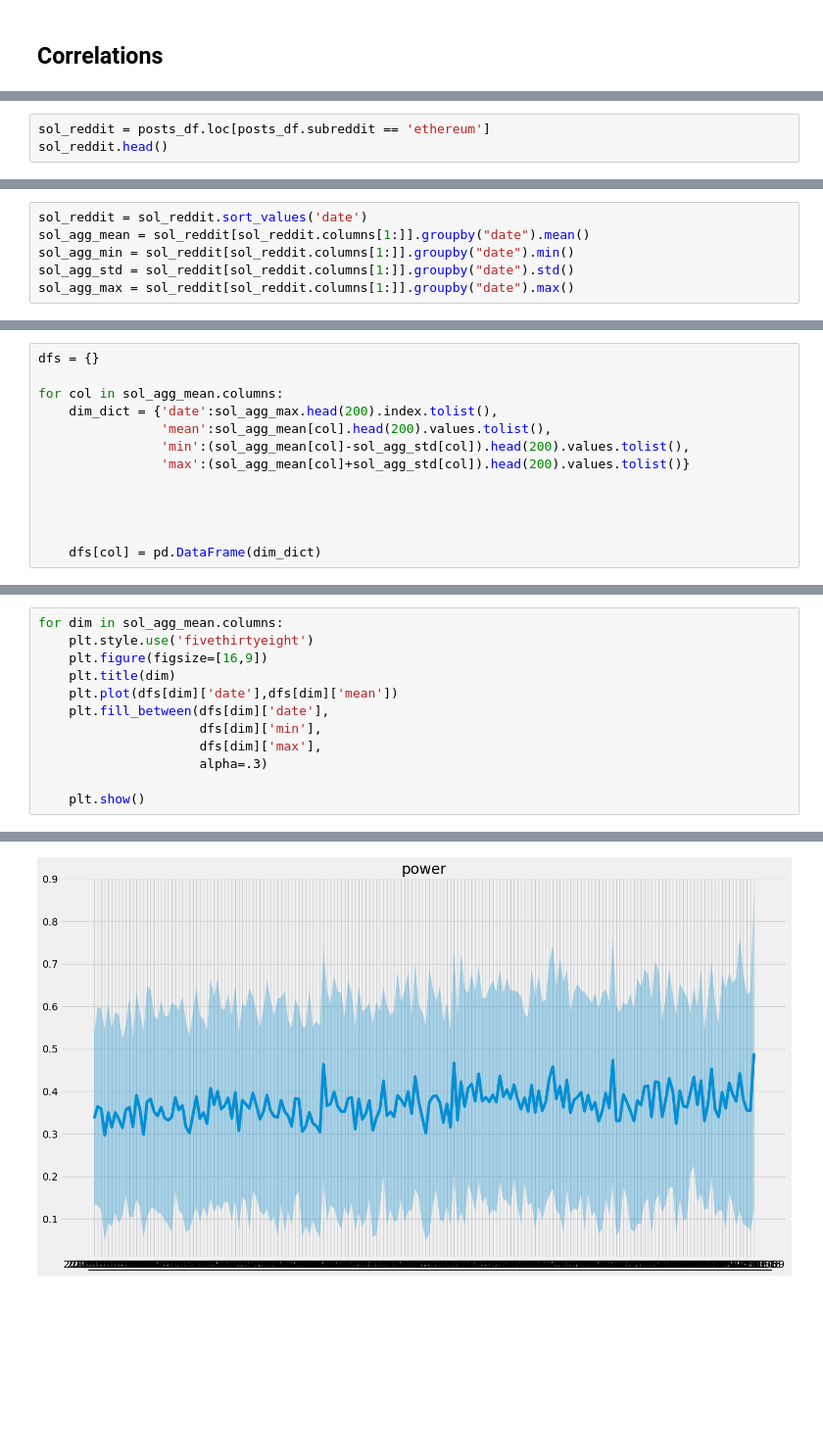
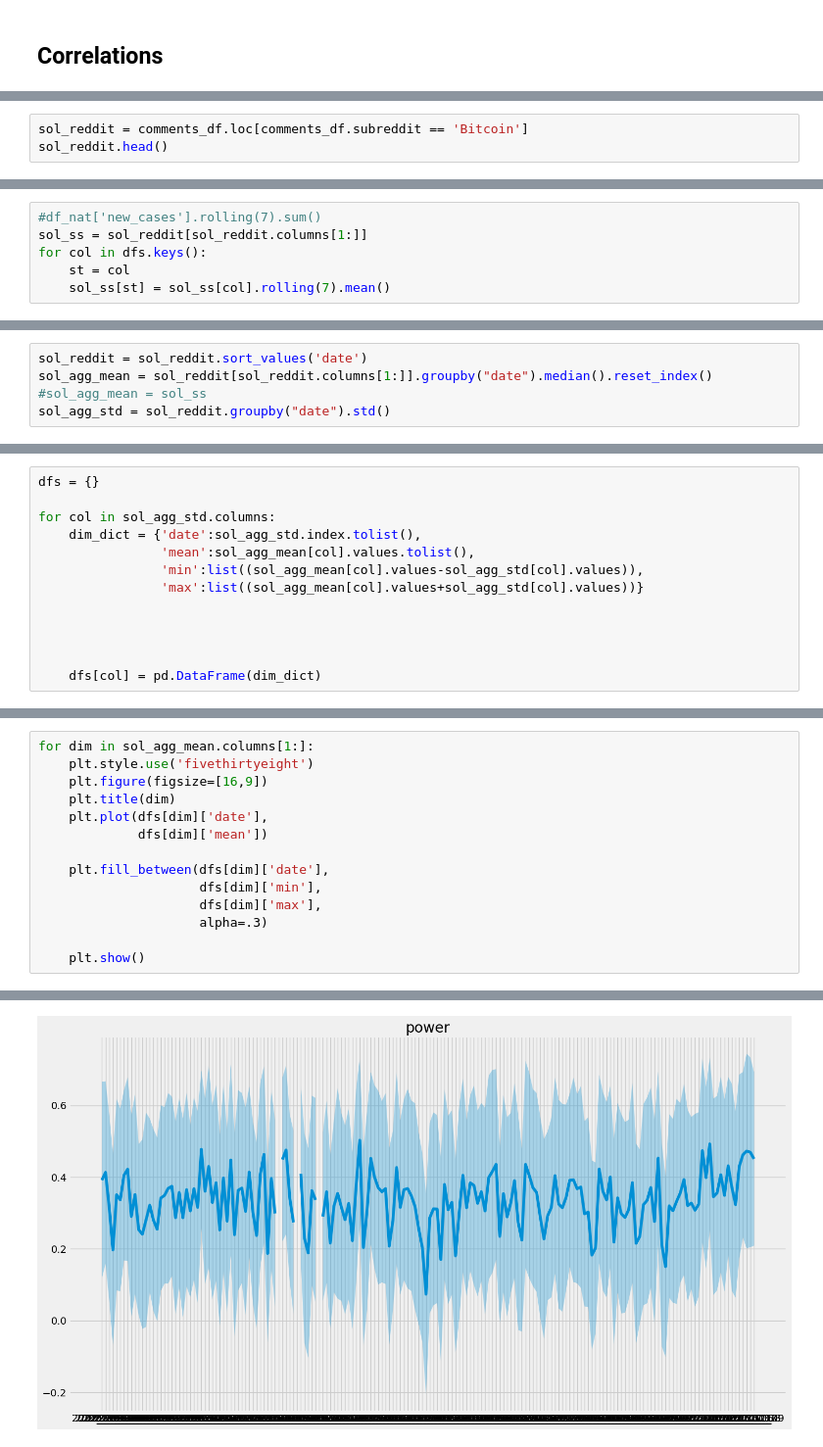
Before and after one commit to DueViktor/WildDataExam, a Jupyter notebook: CorrelationAnalysis.ipynb, the cells around one changed output, grey strips where cells are left out. Shown at 98% size. Saved outputs shown, nothing was run; the diff lists cells and outputs as text; blank space fills up the shorter version.

```diff
--- a/CorrelationAnalysis.ipynb
+++ b/CorrelationAnalysis.ipynb
@@ -120,5 +128,5 @@ plt.show()
 # %%
-sol_reddit = posts_df.loc[posts_df.subreddit == 'ethereum']
+sol_reddit = comments_df.loc[comments_df.subreddit == 'Bitcoin']
 sol_reddit.head()
 # %% [output]
 |  | corpus | date | subreddit | conflict | similarity | knowledge | power | status | support | identity | ... |
@@ -134,0 +144,6 @@ sol_reddit.date.max()
+# %%
+#df_nat['new_cases'].rolling(7).sum()
+sol_ss = sol_reddit[sol_reddit.columns[1:]]
+for col in dfs.keys():
+    st = col
+    sol_ss[st] = sol_ss[col].rolling(7).mean()
@@ -135,6 +172,5 @@ sol_reddit.date.max()
 # %%
 sol_reddit = sol_reddit.sort_values('date')
-sol_agg_mean = sol_reddit[sol_reddit.columns[1:]].groupby("date").mean()
-sol_agg_min = sol_reddit[sol_reddit.columns[1:]].groupby("date").min()
-sol_agg_std = sol_reddit[sol_reddit.columns[1:]].groupby("date").std()
-sol_agg_max = sol_reddit[sol_reddit.columns[1:]].groupby("date").max()
+sol_agg_mean = sol_reddit[sol_reddit.columns[1:]].groupby("date").median().reset_index()
+#sol_agg_mean = sol_ss
+sol_agg_std = sol_reddit.groupby("date").std()
@@ -141,11 +185,11 @@ sol_agg_max = sol_reddit[sol_reddit.columns[1:]].groupby("date").max()
 # %%
 dfs = {}
 
-for col in sol_agg_mean.columns:
-    dim_dict = {'date':sol_agg_max.head(200).index.tolist(),
-                'mean':sol_agg_mean[col].head(200).values.tolist(),
-                'min':(sol_agg_mean[col]-sol_agg_std[col]).head(200).values.tolist(),
-                'max':(sol_agg_mean[col]+sol_agg_std[col]).head(200).values.tolist()}
+for col in sol_agg_std.columns:
+    dim_dict = {'date':sol_agg_std.index.tolist(),
+                'mean':sol_agg_mean[col].values.tolist(),
+                'min':list((sol_agg_mean[col].values-sol_agg_std[col].values)),
+                'max':list((sol_agg_mean[col].values+sol_agg_std[col].values))}
 
 
 
@@ -170,9 +200,11 @@ dfs['conflict']
 # %%
-for dim in sol_agg_mean.columns:
+for dim in sol_agg_mean.columns[1:]:
     plt.style.use('fivethirtyeight')
     plt.figure(figsize=[16,9])
     plt.title(dim)
-    plt.plot(dfs[dim]['date'],dfs[dim]['mean'])
+    plt.plot(dfs[dim]['date'],
+             dfs[dim]['mean'])
+
     plt.fill_between(dfs[dim]['date'],
                      dfs[dim]['min'],
                      dfs[dim]['max'],
@@ -186 +218 @@ for dim in sol_agg_mean.columns:
-[figure, old version]
+[figure, new version]
```
Also changed, not shown: parts of 31 cells of this notebook, 1 other file.
